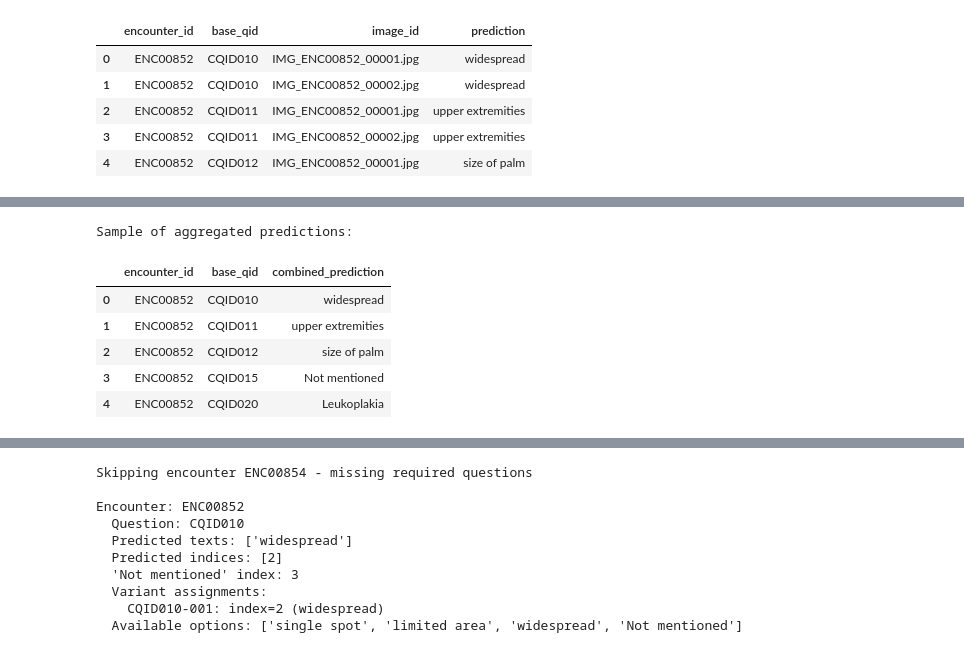
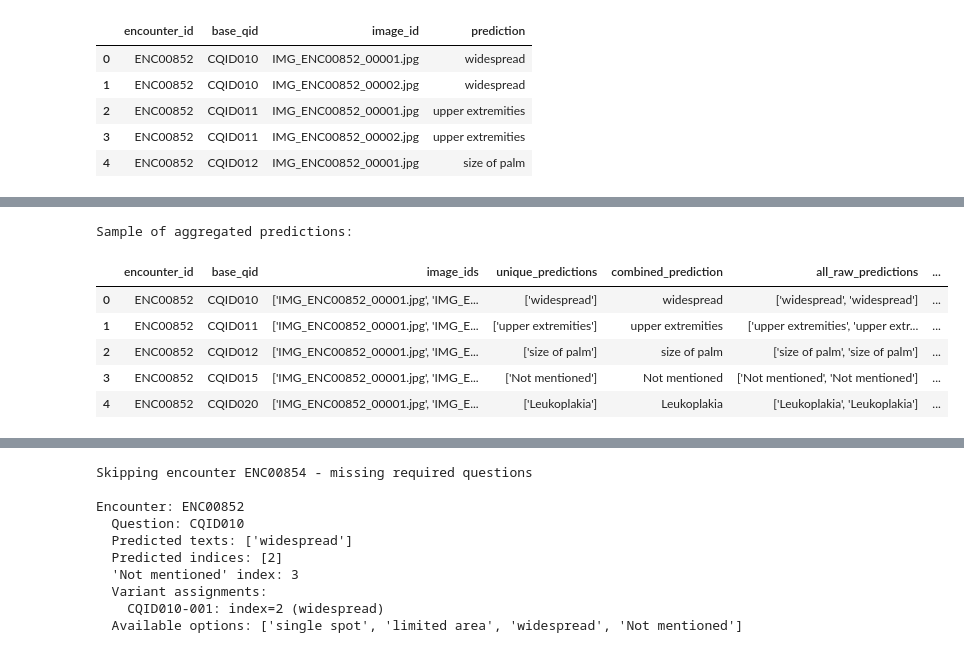
Before and after one commit to karishmathakrar/arc-mediqa-magic-2025, a Jupyter notebook: 02-model-finetuning-with-inference.ipynb, the cells around one changed output, grey strips where cells are left out. Cells and saved outputs as stored; diff of their text form; code cells hidden in the pictures.

Commit message:
Added print statements to monitor appropriate aggregation of predictions across multiple choice options

```diff
--- a/02-model-finetuning-with-inference.ipynb
+++ b/02-model-finetuning-with-inference.ipynb
@@ -1344,11 +1421,11 @@ Sample of individual predictions:
 # %%
 print("\nSample of aggregated predictions:")
-aggregated.head(5)[["encounter_id", "base_qid", "combined_prediction"]]
+aggregated.head(5)
 # %% [output]
 Sample of aggregated predictions:
-|  | encounter_id | base_qid | combined_prediction |
-| 0 | ENC00852 | CQID010 | widespread |
-| 1 | ENC00852 | CQID011 | upper extremities |
-| 2 | ENC00852 | CQID012 | size of palm |
-| 3 | ENC00852 | CQID015 | Not mentioned |
-| 4 | ENC00852 | CQID020 | Leukoplakia |
+|  | encounter_id | base_qid | image_ids | unique_predictions | combined_prediction | all_raw_predictions | ... |
+| 0 | ENC00852 | CQID010 | ['IMG_ENC00852_00001.jpg', 'IMG_E... | ['widespread'] | widespread | ['widespread', 'widespread'] | ... |
+| 1 | ENC00852 | CQID011 | ['IMG_ENC00852_00001.jpg', 'IMG_E... | ['upper extremities'] | upper extremities | ['upper extremities', 'upper extr... | ... |
+| 2 | ENC00852 | CQID012 | ['IMG_ENC00852_00001.jpg', 'IMG_E... | ['size of palm'] | size of palm | ['size of palm', 'size of palm'] | ... |
+| 3 | ENC00852 | CQID015 | ['IMG_ENC00852_00001.jpg', 'IMG_E... | ['Not mentioned'] | Not mentioned | ['Not mentioned', 'Not mentioned'] | ... |
+| 4 | ENC00852 | CQID020 | ['IMG_ENC00852_00001.jpg', 'IMG_E... | ['Leukoplakia'] | Leukoplakia | ['Leukoplakia', 'Leukoplakia'] | ... |
```
Also changed, not shown: parts of 15 cells of this notebook.
